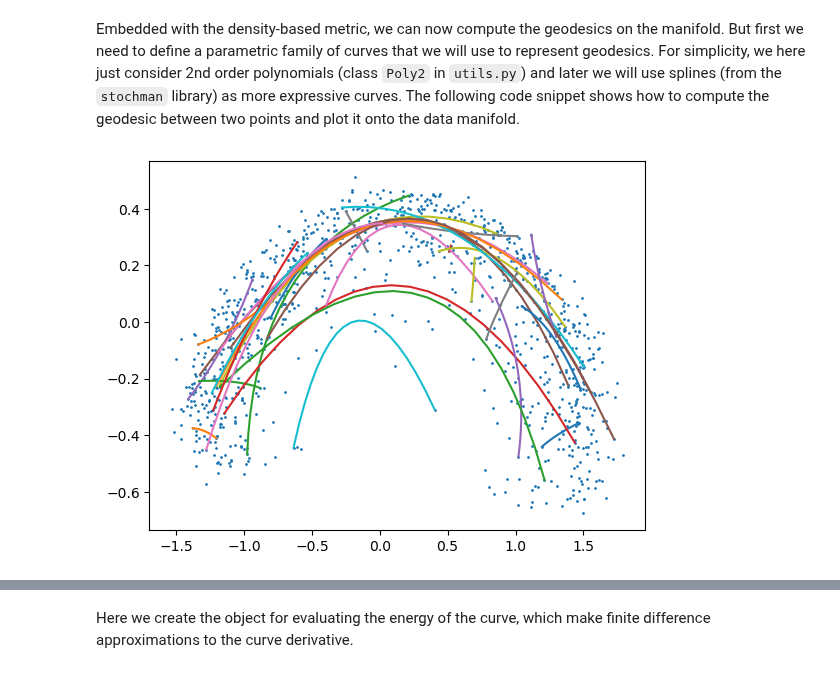
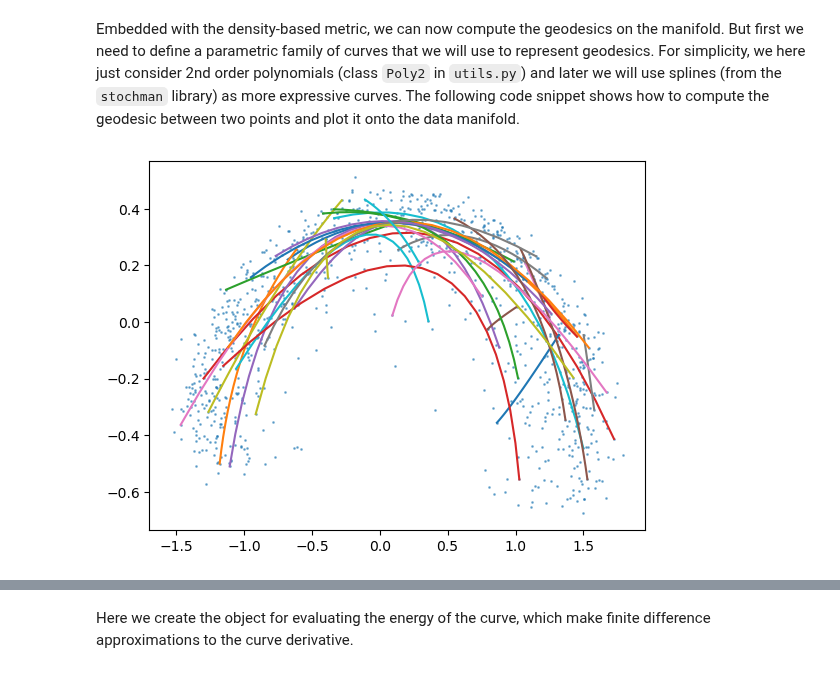
Before and after one commit to fablos/geo_latte, a Jupyter notebook: icra/my_tutorial.ipynb, the cells around one changed output, grey strips where cells are left out. Drawn from its saved outputs; the diff is of its cells as text; code cells hidden in the pictures.

````diff
--- a/icra/my_tutorial.ipynb
+++ b/icra/my_tutorial.ipynb
@@ -93,16 +94,12 @@ dm_energy = lambda model, curve: dm.curve_energy(curve.points())
 # %% [markdown]
 Embedded with the density-based metric, we can now compute the geodesics on the manifold. But first we need to define a parametric family of curves that we will use to represent geodesics. For simplicity, we here just consider 2nd order polynomials (class ```Poly2``` in ```utils.py```) and later we will use splines (from the ```stochman``` library) as more expressive curves. The following code snippet shows how to compute the geodesic between two points and plot it onto the data manifold.
 # %%
-plt.scatter(data[:, 0], data[:, 1], s=1)
-## Plot random geodesics
-num_curves = 30
-curve_indices = torch.randint(data.shape[0], (num_curves, 2))  # (num_curves) x 2
+## Plot data and random geodesics
+plt.scatter(data[:, 0], data[:, 1], s=1, alpha=0.5)
 for k in tqdm(range(num_curves), leave=False):
-    i = curve_indices[k, 0]
-    j = curve_indices[k, 1]
-    c = Poly2(data[i], data[j], 20)
+    c = Poly2(data[curve_indices[k, 0]], data[curve_indices[k, 1]], 20)
     connecting_geodesic(dm, c, energy_fun = dm_energy, max_iter = 200)
     c.plot('-')
 plt.show()
 # %% [output]
-[figure, old version]
+[figure, new version]
````
Also changed, not shown: parts of 7 cells of this notebook, 2 other files.
